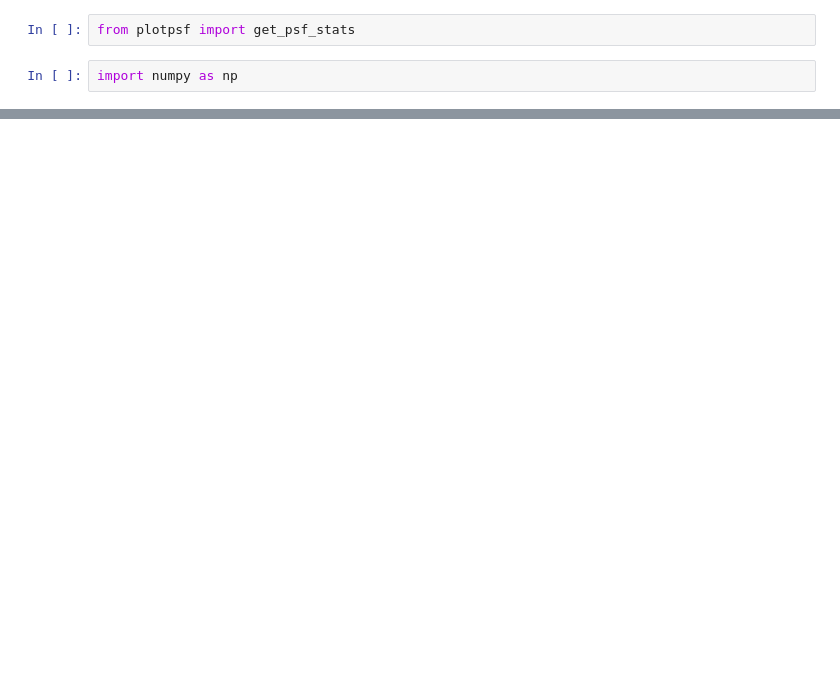
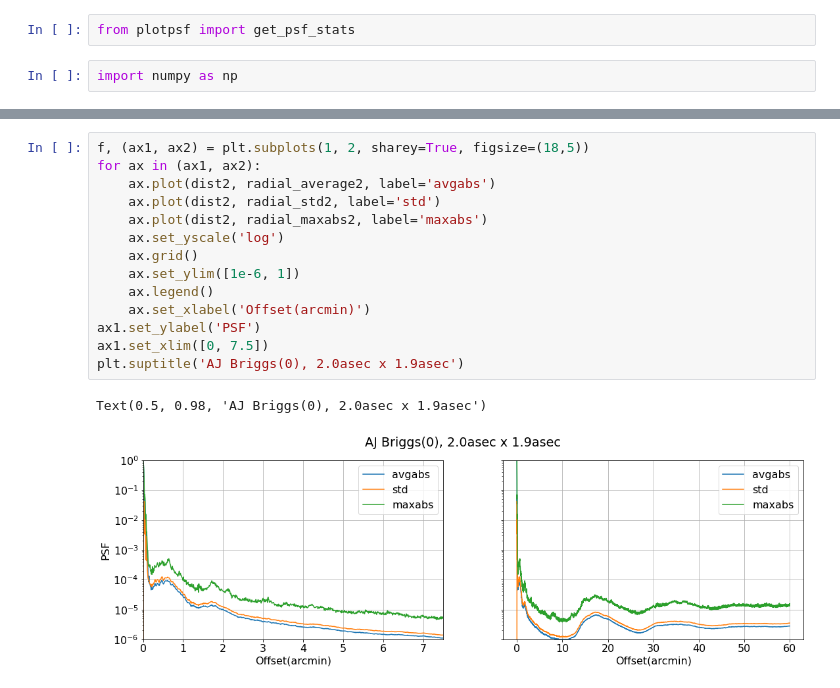
Before and after one commit to yupinghuang/sim-toolkit, a Jupyter notebook: notebooks/visualize-psf.ipynb, the cells around one changed output, grey strips where cells are left out. Cells and saved outputs as stored; diff of their text form; blank space fills up the shorter version.

```diff
--- a/notebooks/visualize-psf.ipynb
+++ b/notebooks/visualize-psf.ipynb
@@ -93,0 +69,17 @@ Text(0.5, 1.0, 'abs(average)')
+# %%
+f, (ax1, ax2) = plt.subplots(1, 2, sharey=True, figsize=(18,5))
+for ax in (ax1, ax2):
+    ax.plot(dist2, radial_average2, label='avgabs')
+    ax.plot(dist2, radial_std2, label='std')
+    ax.plot(dist2, radial_maxabs2, label='maxabs')
+    ax.set_yscale('log')
+    ax.grid()
+    ax.set_ylim([1e-6, 1])
+    ax.legend()
+    ax.set_xlabel('Offset(arcmin)')
+ax1.set_ylabel('PSF')
+ax1.set_xlim([0, 7.5])
+plt.suptitle('AJ Briggs(0), 2.0asec x 1.9asec')
+# %% [output]
+Text(0.5, 0.98, 'AJ Briggs(0), 2.0asec x 1.9asec')
+[figure, added]
```
Also changed, not shown: parts of 24 cells of this notebook, 5 other files.
